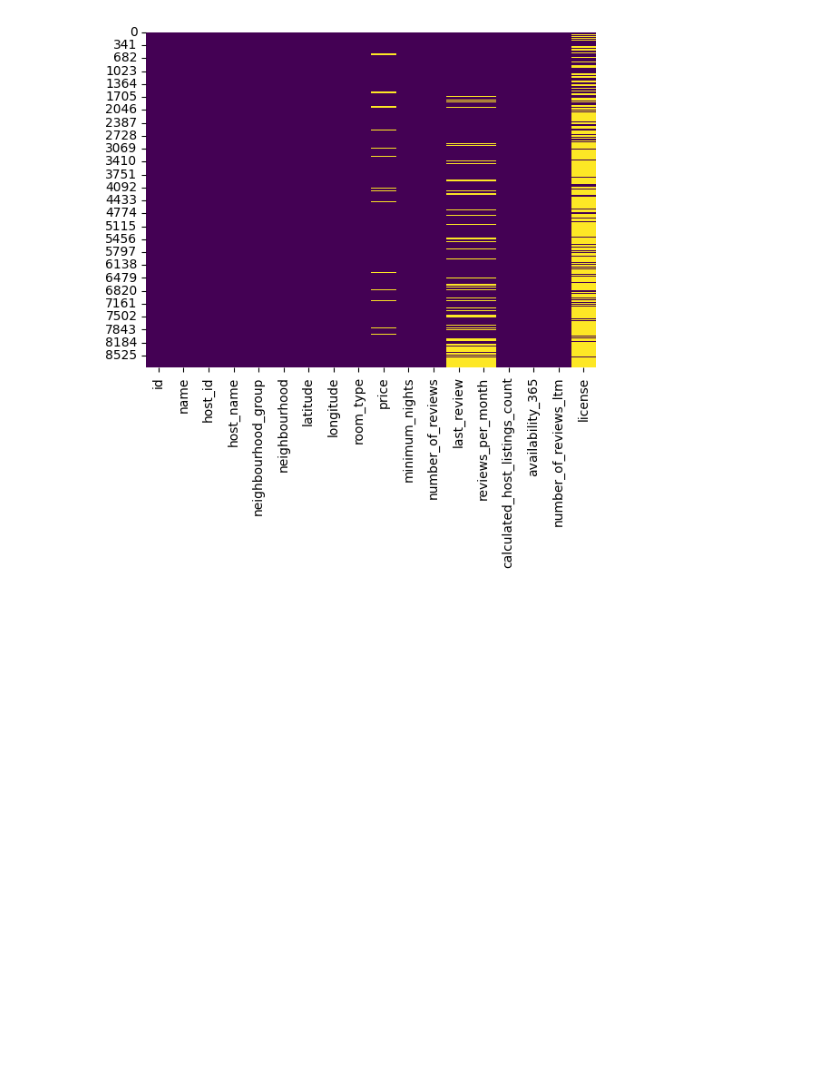
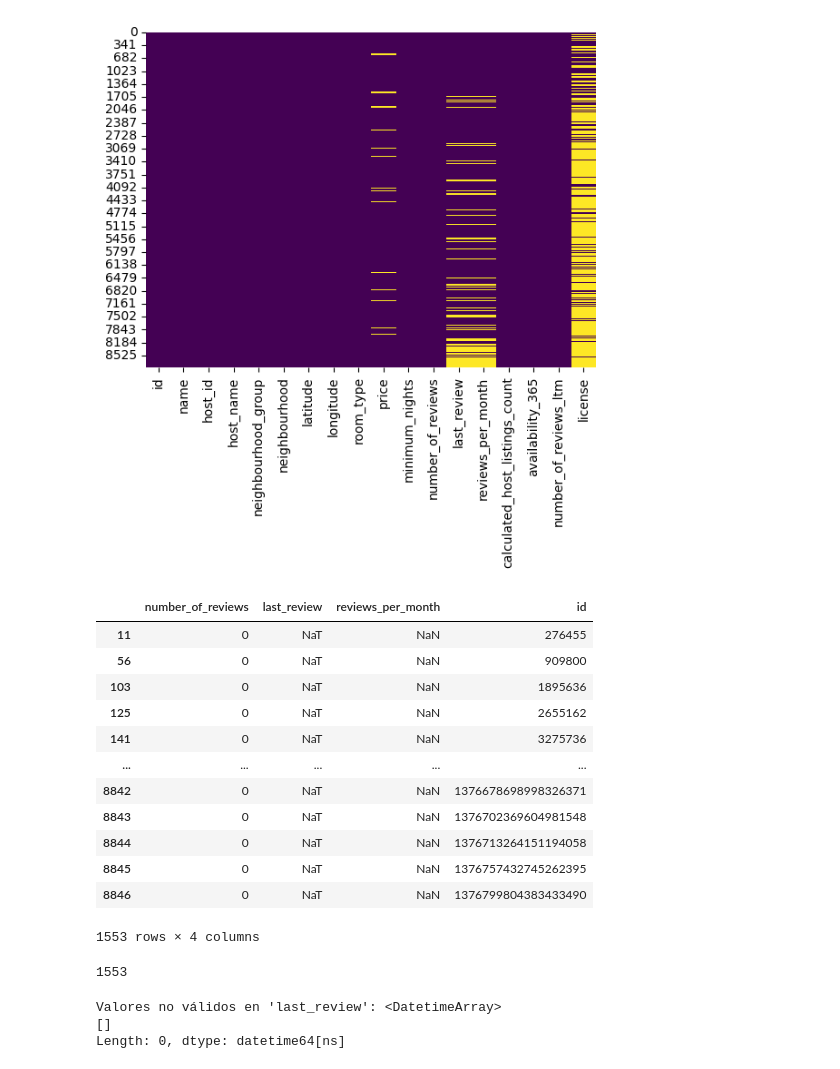
Before and after one commit to vfpomer/Analisis-de-inversion-inmobiliario, a Jupyter notebook: notebooks/valencia.ipynb, the cells around one changed output. Drawn from its saved outputs; the diff is of its cells as text; code cells hidden in the pictures; blank space fills up the shorter version.

```diff
--- a/notebooks/valencia.ipynb
+++ b/notebooks/valencia.ipynb
@@ -3,5 +8,5 @@ import pandas as pd
 # %%
-df = pd.read_csv(r'data\listingsValencia.csv')
+df = pd.read_csv(r'../data\listingsValencia.csv')
 # %%
 df.columns
 # %% [output]
@@ -177,3 +178,9 @@ sns.heatmap(df.isnull(), cbar=False, cmap='viridis') #visualiza los valores nulo
 # %% [output]
 <Axes: >
 [figure]
+# %%
+# al no corresponder a ninguno, cambiamos el valor nulo a sin datos
+df['license'] = df['license'].fillna('Sin datos')
+# %%
+#creamos copia de df para no modificar el original
+df_nuevo_valencia = df.copy()
@@ -179,0 +189,17 @@ sns.heatmap(df.isnull(), cbar=False, cmap='viridis') #visualiza los valores nulo
+# %%
+df_nuevo_valencia = df_nuevo_valencia[df_nuevo_valencia['last_review'].isnull()]
+df_nuevo_valencia
+# %% [output]
+|  | number_of_reviews | last_review | reviews_per_month | id |
+| 11 | 0 | NaT | NaN | 276455 |
+| 56 | 0 | NaT | NaN | 909800 |
+| 103 | 0 | NaT | NaN | 1895636 |
+| 125 | 0 | NaT | NaN | 2655162 |
+| 141 | 0 | NaT | NaN | 3275736 |
+| ... | ... | ... | ... | ... |
+| 8842 | 0 | NaT | NaN | 1376678698998326371 |
+| 8843 | 0 | NaT | NaN | 1376702369604981548 |
+| 8844 | 0 | NaT | NaN | 1376713264151194058 |
+| 8845 | 0 | NaT | NaN | 1376757432745262395 |
+| 8846 | 0 | NaT | NaN | 1376799804383433490 |
+1553 rows × 4 columns
@@ -179,0 +213,16 @@ sns.heatmap(df.isnull(), cbar=False, cmap='viridis') #visualiza los valores nulo
+# %%
+print(df_nuevo_valencia['last_review'].notna().sum())
+# %% [output]
+1553
+# %%
+#ver los valores no válidos en 'last_review'
+invalid_dates = df_nuevo_valencia.loc[
+    pd.to_datetime(df_nuevo_valencia['last_review'], errors='coerce').isna(),
+    'last_review'
+].unique()
+
+print("Valores no válidos en 'last_review':", invalid_dates)
+# %% [output]
+Valores no válidos en 'last_review': <DatetimeArray>
+[]
+Length: 0, dtype: datetime64[ns]
```
Also changed, not shown: parts of 11 cells of this notebook, 1 other file.
